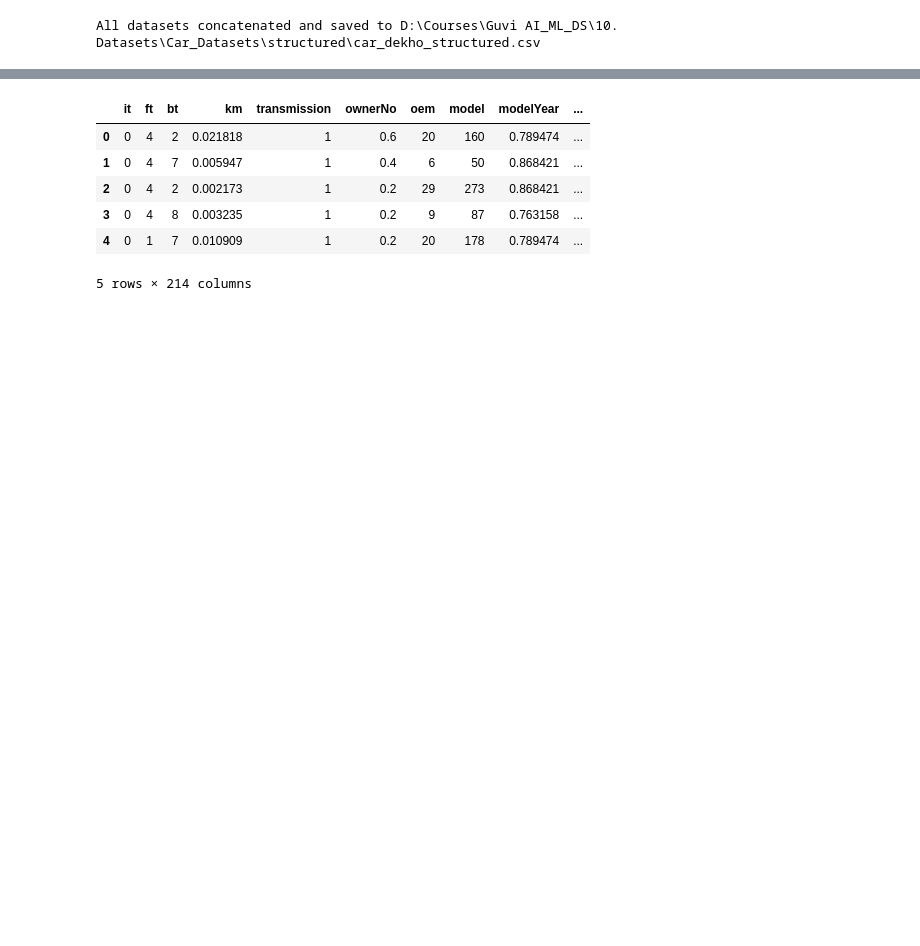
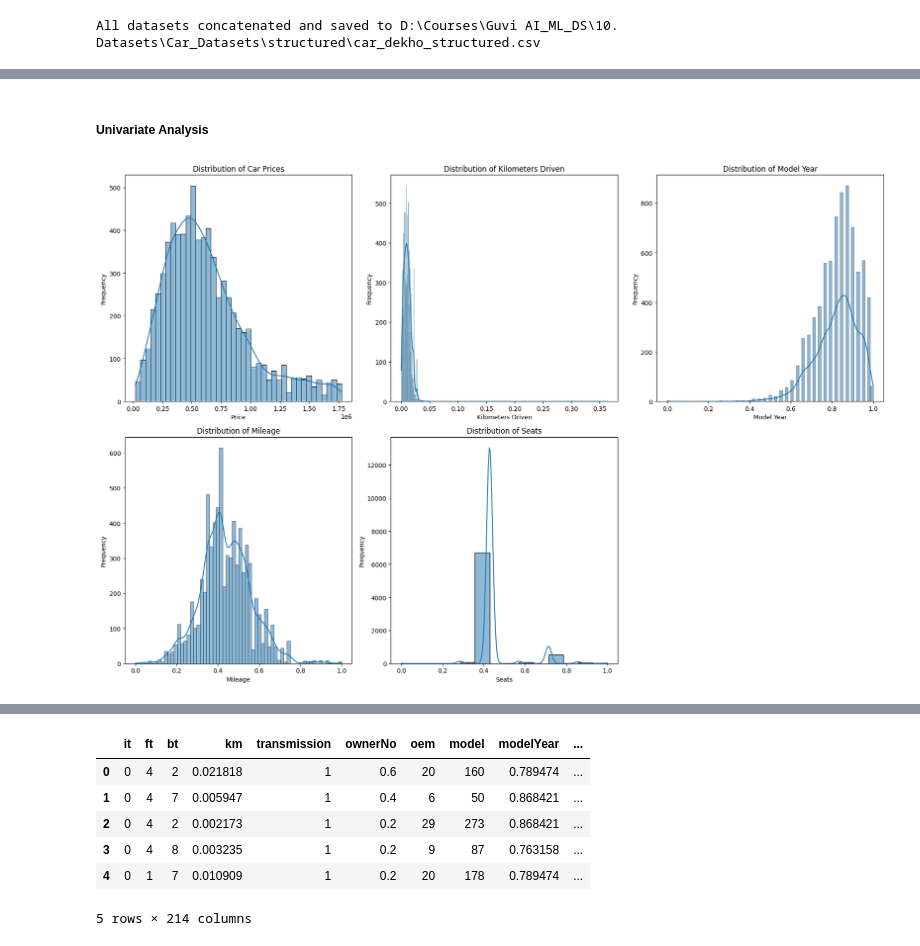
Before and after one commit to Jegadeswari/Used-Car-Price-Prediction, a Jupyter notebook: CarPricePrediction.ipynb, the cells around one changed output, grey strips where cells are left out. Cells and saved outputs as stored; diff of their text form; code cells hidden in the pictures; blank space fills up the shorter version.

```diff
--- a/CarPricePrediction.ipynb
+++ b/CarPricePrediction.ipynb
@@ -981,0 +1044,44 @@ Loading Dataset for Machine Learning Model
+# %% [markdown]
+##### Univariate Analysis
+# %%
+# Create a 2x3 grid for subplots
+fig, axes = plt.subplots(2, 3, figsize=(18, 12))
+
+# Distribution Plot for Price
+sns.histplot(df_scaled['price'], kde=True, ax=axes[0, 0])
+axes[0, 0].set_title('Distribution of Car Prices')
+axes[0, 0].set_xlabel('Price')
+axes[0, 0].set_ylabel('Frequency')
+
+# Distribution Plot for Kilometers Driven
+sns.histplot(df_scaled['km'], kde=True, ax=axes[0, 1])
+axes[0, 1].set_title('Distribution of Kilometers Driven')
+axes[0, 1].set_xlabel('Kilometers Driven')
+axes[0, 1].set_ylabel('Frequency')
+
+# Distribution Plot for Model Year
+sns.histplot(df_scaled['modelYear'], kde=True, ax=axes[0, 2])
+axes[0, 2].set_title('Distribution of Model Year')
+axes[0, 2].set_xlabel('Model Year')
+axes[0, 2].set_ylabel('Frequency')
+
+# Distribution Plot for Mileage
+sns.histplot(df_scaled['mileage'], kde=True, ax=axes[1, 0])
+axes[1, 0].set_title('Distribution of Mileage')
+axes[1, 0].set_xlabel('Mileage')
+axes[1, 0].set_ylabel('Frequency')
+
+# Distribution Plot for Seats
+sns.histplot(df_scaled['Seats'], kde=True, ax=axes[1, 1])
+axes[1, 1].set_title('Distribution of Seats')
+axes[1, 1].set_xlabel('Seats')
+axes[1, 1].set_ylabel('Frequency')
+
+# Hide the empty subplot in the second row
+axes[1, 2].axis('off')
+
+# Adjust layout
+plt.tight_layout()
+plt.show()
+# %% [output]
+[figure, added]
```
Also changed, not shown: parts of 120 cells of this notebook, 1 other file.
